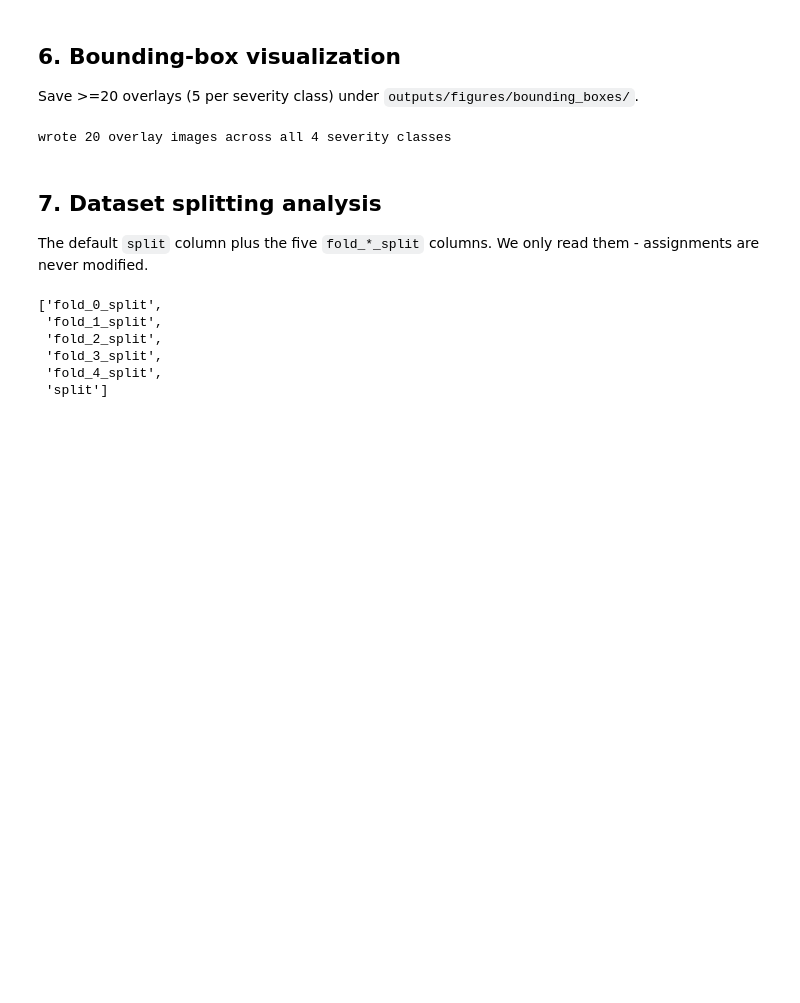
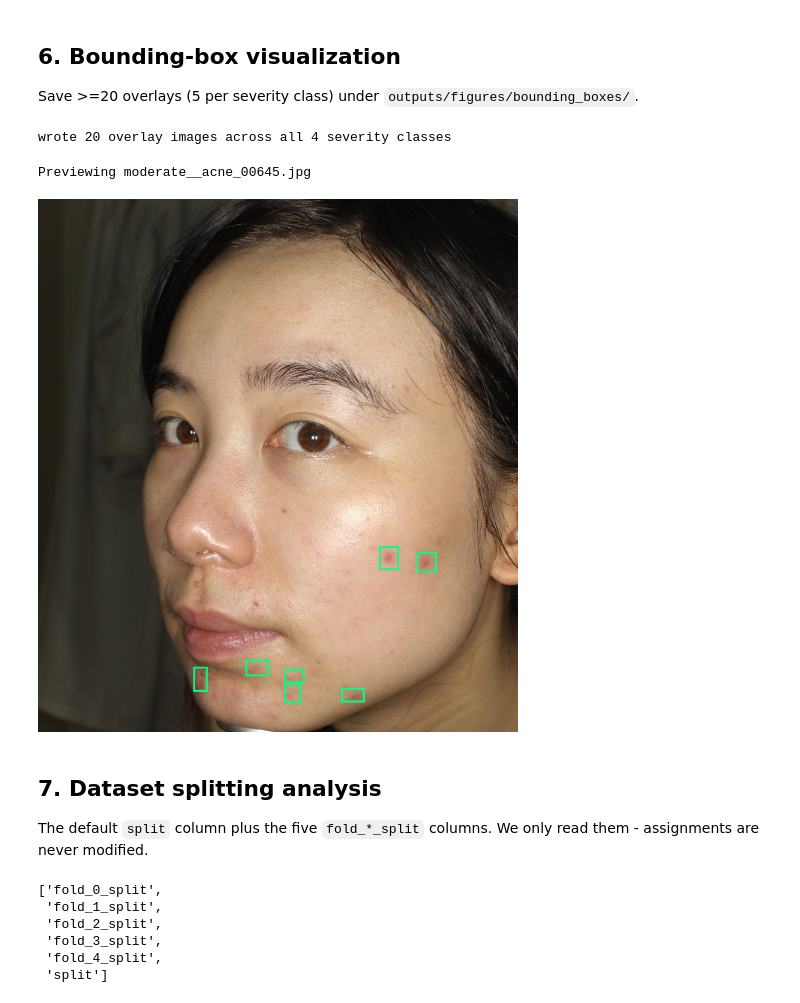
Before and after one commit to mahabur-alam/acnevision-ai, a Jupyter notebook: notebooks/04_dataset_visualization.ipynb, the cells around one changed output. Drawn from its saved outputs; the diff is of its cells as text; code cells hidden in the pictures; blank space fills up the shorter version.

```diff
--- a/notebooks/04_dataset_visualization.ipynb
+++ b/notebooks/04_dataset_visualization.ipynb
@@ -41,11 +41,19 @@ print('wrote', len(paths), 'overlay images across all 4 severity classes')
 wrote 20 overlay images across all 4 severity classes
 # %%
 # Preview one overlay inline to confirm boxes land on real lesions.
-from PIL import Image
-import matplotlib.pyplot as plt
-sample = sorted(p for p in paths if 'moderate' in p.name)[0]
-plt.figure(figsize=(6, 7)); plt.imshow(Image.open(sample)); plt.axis('off')
-plt.title(sample.name); plt.show()
+# Use IPython's image display (works even though eda_viz sets the headless Agg backend).
+from IPython.display import Image as IPyImage, display
+
+moderate = sorted(p for p in paths if 'moderate' in p.name)
+sample = moderate[0] if moderate else (sorted(paths)[0] if paths else None)
+if sample is None:
+    print('No overlay images were written to preview.')
+else:
+    print('Previewing', sample.name)
+    display(IPyImage(filename=str(sample), width=480))
+# %% [output]
+Previewing moderate__acne_00645.jpg
+[figure, added]
 # %% [markdown]
 ## 7. Dataset splitting analysis
 The default `split` column plus the five `fold_*_split` columns. We only read them - assignments are never modified.
```
Also changed, not shown: 21 other files.
